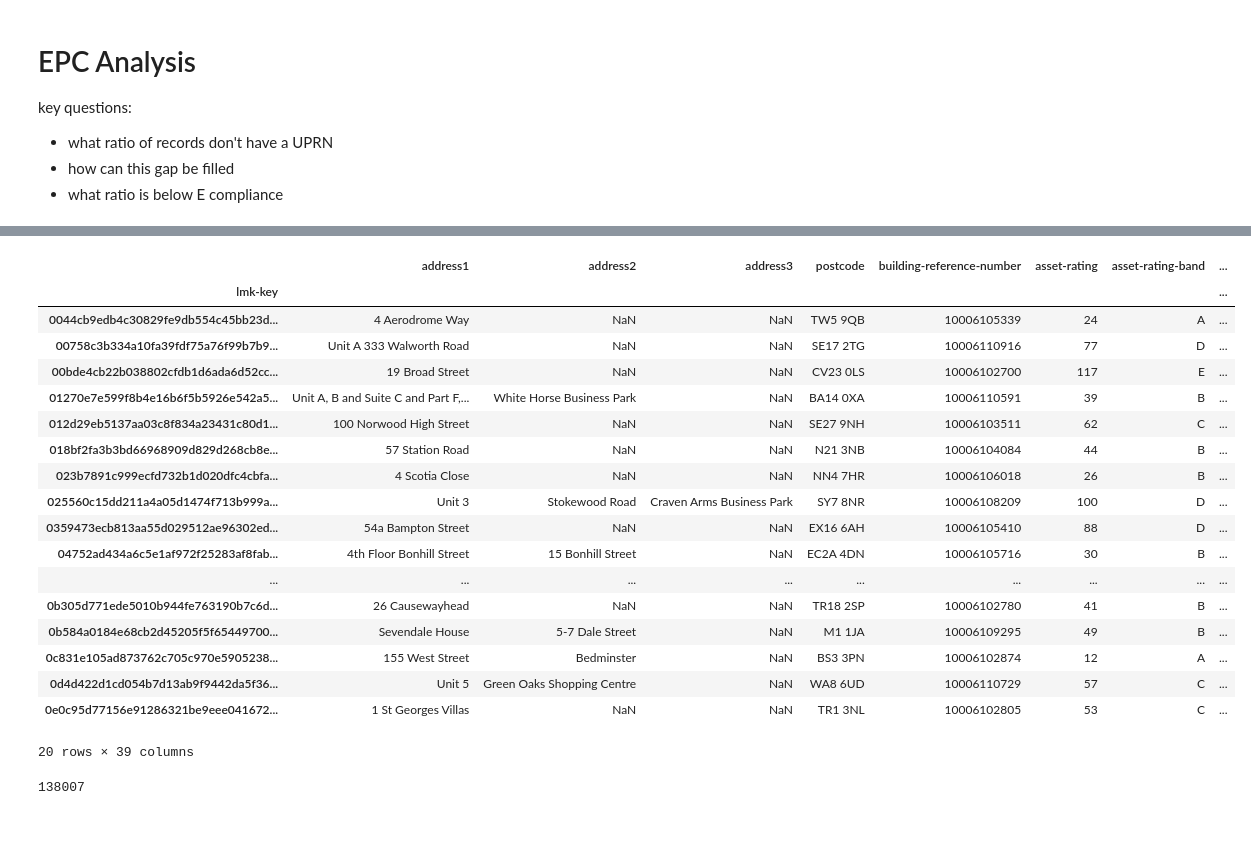
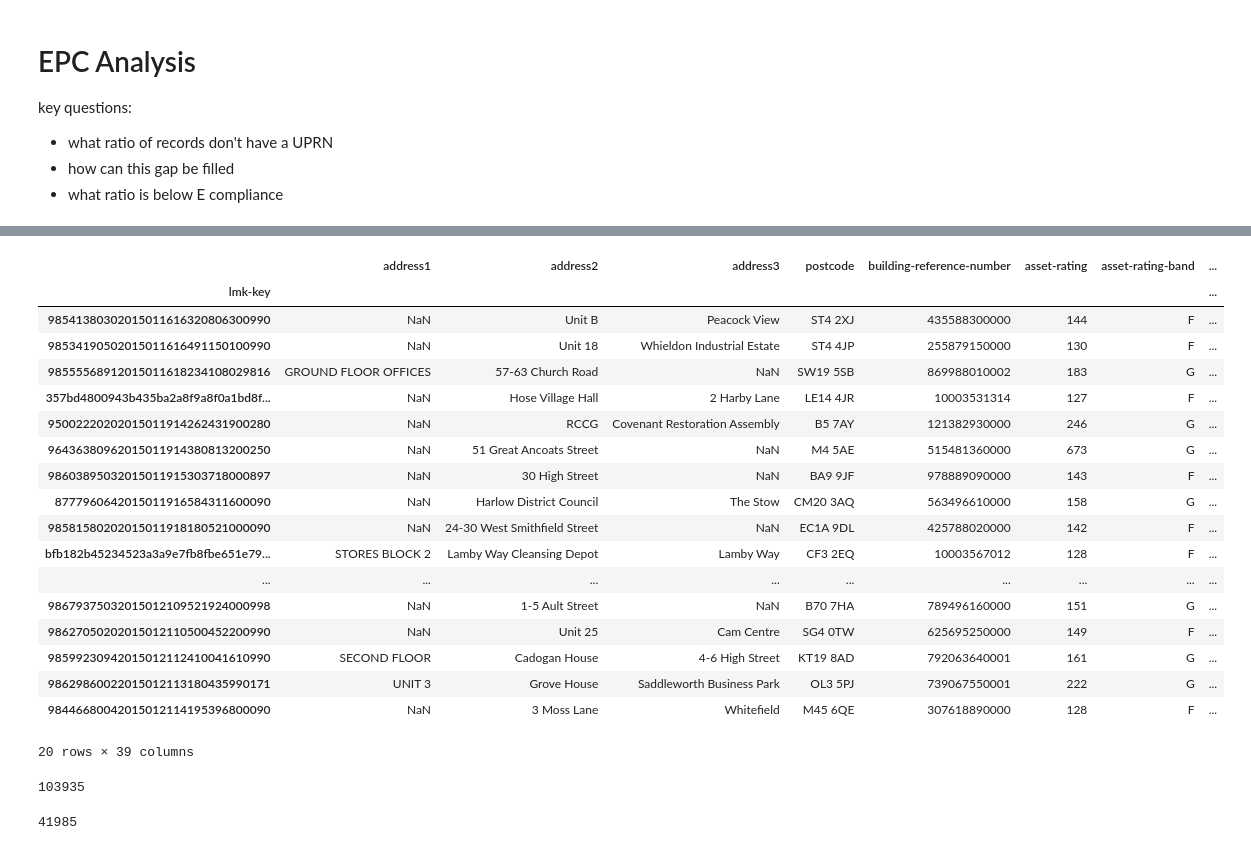
Before and after one commit to UKGovernmentBEIS/DESNZ-MEES, a Jupyter notebook: src/data-analysis/epc-analysis.ipynb, the cells around one changed output, grey strips where cells are left out. Drawn from its saved outputs; the diff is of its cells as text; code cells hidden in the pictures.

```diff
--- a/src/data-analysis/epc-analysis.ipynb
+++ b/src/data-analysis/epc-analysis.ipynb
@@ -12,4 +12,15 @@ import os
 # %%
 load_dotenv()
 output_file = os.getenv('EPC_OUTPUT_FILE')
-all_epc = pd.read_csv(output_file, index_col=0, dtype={'transaction-type': str, 'aircon-present': str})
+all_epc = pd.read_csv(
+    output_file,
+    index_col=0,
+    dtype={'transaction-type': str, 'aircon-present': str},
+    parse_dates=['lodgement-date', 'lodgement-datetime']
+)
+# len(all_epc) # 1378713 before any filtering
+# remove small properties
+all_epc = all_epc[all_epc['floor-area'] >= 40] # m2
+dedup = all_epc.sort_values('lodgement-datetime') .drop_duplicates(subset=['building-reference-number'], keep='last')
+# df.sort_values('DATE_CHANGED').drop_duplicates('STATION_ID',keep='last')
+len(dedup) # 1217573 (1281342 before filter by floor area)
@@ -36,27 +90,31 @@ all_epc["building-reference-number"].isna().sum()
 # %%
-all_epc[0:20]
+dedup[
+    # (dedup["lodgement-date"] >= "2014-01-01") &
+    (dedup["uprn"].isna()) &
+    (dedup['asset-rating-band'].isin(['F', 'G']))
+][30000:30020]
 # %% [output]
 |  | address1 | address2 | address3 | postcode | building-reference-number | asset-rating | asset-rating-band | ... |
 | lmk-key |  |  |  |  |  |  |  | ... |
-| 0044cb9edb4c30829fe9db554c45bb23d... | 4 Aerodrome Way | NaN | NaN | TW5 9QB | 10006105339 | 24 | A | ... |
-| 00758c3b334a10fa39fdf75a76f99b7b9... | Unit A 333 Walworth Road | NaN | NaN | SE17 2TG | 10006110916 | 77 | D | ... |
-| 00bde4cb22b038802cfdb1d6ada6d52cc... | 19 Broad Street | NaN | NaN | CV23 0LS | 10006102700 | 117 | E | ... |
-| 01270e7e599f8b4e16b6f5b5926e542a5... | Unit A, B and Suite C and Part F,... | White Horse Business Park | NaN | BA14 0XA | 10006110591 | 39 | B | ... |
-| 012d29eb5137aa03c8f834a23431c80d1... | 100 Norwood High Street | NaN | NaN | SE27 9NH | 10006103511 | 62 | C | ... |
-| 018bf2fa3b3bd66968909d829d268cb8e... | 57 Station Road | NaN | NaN | N21 3NB | 10006104084 | 44 | B | ... |
-| 023b7891c999ecfd732b1d020dfc4cbfa... | 4 Scotia Close | NaN | NaN | NN4 7HR | 10006106018 | 26 | B | ... |
-| 025560c15dd211a4a05d1474f713b999a... | Unit 3 | Stokewood Road | Craven Arms Business Park | SY7 8NR | 10006108209 | 100 | D | ... |
-| 0359473ecb813aa55d029512ae96302ed... | 54a Bampton Street | NaN | NaN | EX16 6AH | 10006105410 | 88 | D | ... |
-| 04752ad434a6c5e1af972f25283af8fab... | 4th Floor Bonhill Street | 15 Bonhill Street | NaN | EC2A 4DN | 10006105716 | 30 | B | ... |
+| 98541380302015011616320806300990 | NaN | Unit B | Peacock View | ST4 2XJ | 435588300000 | 144 | F | ... |
+| 98534190502015011616491150100990 | NaN | Unit 18 | Whieldon Industrial Estate | ST4 4JP | 255879150000 | 130 | F | ... |
+| 98555568912015011618234108029816 | GROUND FLOOR OFFICES | 57-63 Church Road | NaN | SW19 5SB | 869988010002 | 183 | G | ... |
+| 357bd4800943b435ba2a8f9a8f0a1bd8f... | NaN | Hose Village Hall | 2 Harby Lane | LE14 4JR | 10003531314 | 127 | F | ... |
+| 95002220202015011914262431900280 | NaN | RCCG | Covenant Restoration Assembly | B5 7AY | 121382930000 | 246 | G | ... |
+| 96436380962015011914380813200250 | NaN | 51 Great Ancoats Street | NaN | M4 5AE | 515481360000 | 673 | G | ... |
+| 98603895032015011915303718000897 | NaN | 30 High Street | NaN | BA9 9JF | 978889090000 | 143 | F | ... |
+| 8777960642015011916584311600090 | NaN | Harlow District Council | The Stow | CM20 3AQ | 563496610000 | 158 | G | ... |
+| 98581580202015011918180521000090 | NaN | 24-30 West Smithfield Street | NaN | EC1A 9DL | 425788020000 | 142 | F | ... |
+| bfb182b45234523a3a9e7fb8fbe651e79... | STORES BLOCK 2 | Lamby Way Cleansing Depot | Lamby Way | CF3 2EQ | 10003567012 | 128 | F | ... |
 | ... | ... | ... | ... | ... | ... | ... | ... | ... |
-| 0b305d771ede5010b944fe763190b7c6d... | 26 Causewayhead | NaN | NaN | TR18 2SP | 10006102780 | 41 | B | ... |
-| 0b584a0184e68cb2d45205f5f65449700... | Sevendale House | 5-7 Dale Street | NaN | M1 1JA | 10006109295 | 49 | B | ... |
-| 0c831e105ad873762c705c970e5905238... | 155 West Street | Bedminster | NaN | BS3 3PN | 10006102874 | 12 | A | ... |
-| 0d4d422d1cd054b7d13ab9f9442da5f36... | Unit 5 | Green Oaks Shopping Centre | NaN | WA8 6UD | 10006110729 | 57 | C | ... |
-| 0e0c95d77156e91286321be9eee041672... | 1 St Georges Villas | NaN | NaN | TR1 3NL | 10006102805 | 53 | C | ... |
+| 98679375032015012109521924000998 | NaN | 1-5 Ault Street | NaN | B70 7HA | 789496160000 | 151 | G | ... |
+| 98627050202015012110500452200990 | NaN | Unit 25 | Cam Centre | SG4 0TW | 625695250000 | 149 | F | ... |
+| 98599230942015012112410041610990 | SECOND FLOOR | Cadogan House | 4-6 High Street | KT19 8AD | 792063640001 | 161 | G | ... |
+| 98629860022015012113180435990171 | UNIT 3 | Grove House | Saddleworth Business Park | OL3 5PJ | 739067550001 | 222 | G | ... |
+| 98446680042015012114195396800090 | NaN | 3 Moss Lane | Whitefield | M45 6QE | 307618890000 | 128 | F | ... |
 20 rows × 39 columns
 # %%
-# how many are currently non compliant
-len(all_epc[all_epc['asset-rating-band'].isin(['F', 'G'])])
+# how many are currently non-compliant
+len(dedup[dedup['asset-rating-band'].isin(['F', 'G'])]) # 103,935
 # %% [output]
-138007
+103935
@@ -65,0 +121,8 @@ len(all_epc[all_epc['asset-rating-band'].isin(['F', 'G'])])
+# %%
+# how many with no uprn are non-compliant
+len(dedup[
+        (dedup["uprn"].isna()) &
+        (dedup['asset-rating-band'].isin(['F', 'G']))
+    ]) # 41985 (out of 103935)
+# %% [output]
+41985
```
Also changed, not shown: parts of 9 cells of this notebook, 1 other file.
